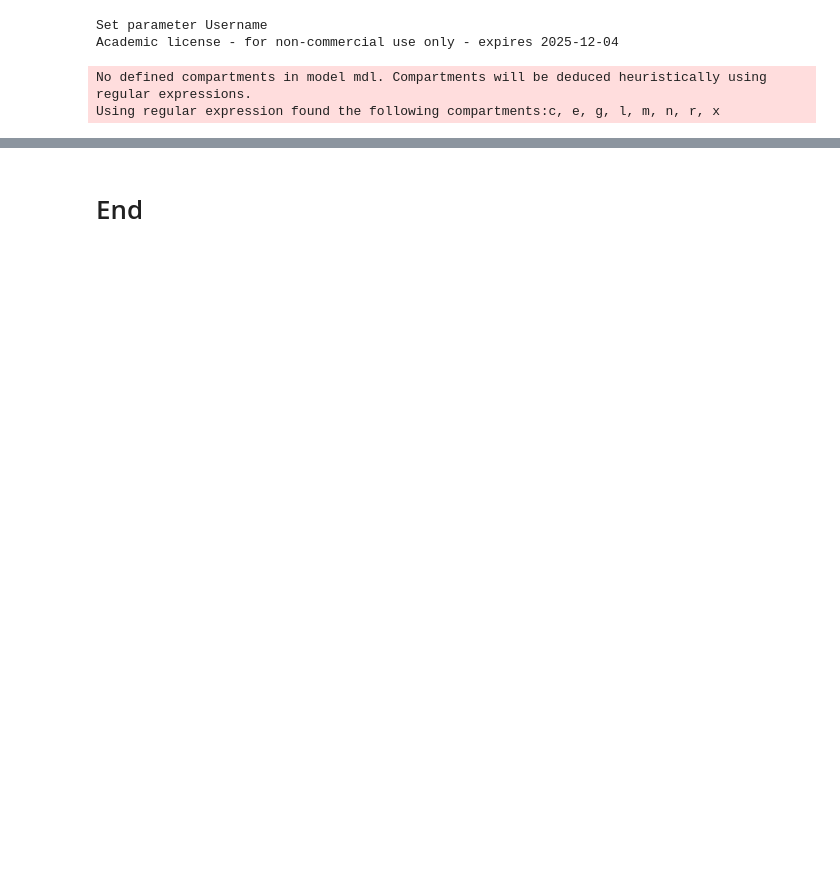
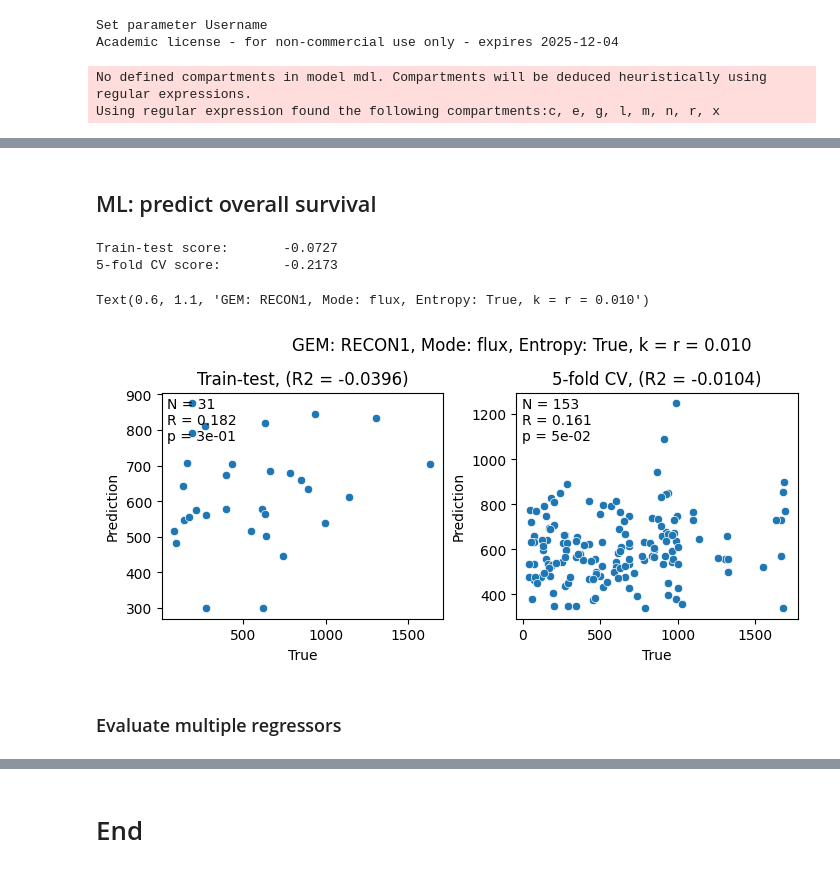
Before and after one commit to chechung/CFRpy, a Jupyter notebook: cfr_test_run.ipynb, the cells around one changed output, grey strips where cells are left out. Drawn from its saved outputs; the diff is of its cells as text; code cells hidden in the pictures; blank space fills up the shorter version.

```diff
--- a/cfr_test_run.ipynb
+++ b/cfr_test_run.ipynb
@@ -375,16 +387,9 @@ Runtimes:
 # %%
-# Import dependencies
-from sklearn.base import clone
-from sklearn.svm import SVC
-from sklearn.ensemble import RandomForestClassifier
-from sklearn.model_selection import cross_val_score, train_test_split, cross_val_predict
-from sklearn.metrics import confusion_matrix, ConfusionMatrixDisplay
-
 # Specify COBRA model
 id = 'recon'
 if 'model' not in locals():
     if id=='recon':
-        fname = 'gems/recon1_fixed.mat'♦
+        fname = 'gems/recon1_fixed.mat'
     elif id=='human':
         fname = 'tmp_gem.mat'
         url = 'https://github.com/SysBioChalmers/Human-GEM/raw/refs/heads/main/model/Human-GEM.mat'
@@ -420,7 +425,13 @@ data = {
 weight = 0.01
 params = (weight, 0.001)
 if ('results' not in locals()) or (len(results)!=data['omics'].shape[1]):
-    results = apply_cfr(model, data['omics'], thresh=(-1, 1), on_params=params, off_params=params)
+    results = apply_cfr(model, data['omics'], thresh=(-2, 2), on_params=params, off_params=params)
+
+# Extract flux profiles
+data['flux'] = get_fluxes(results)
+
+# Process flux data
+data['bin'] = process_flux(model, data['flux'])
 # %% [output]
 Set parameter Username
 Academic license - for non-commercial use only - expires 2025-12-04
@@ -645,0 +598,63 @@ Text(0.5, 1.0, 'SVC (C = 2.3) (N = 153, F1 (R) = 0.488)')
+# %% [markdown]
+## ML: predict overall survival
+# %%
+# Define ML inputs
+from sklearn.metrics import r2_score
+mode = 'flux'
+add_entropy = True
+rem_zero_var = True
+df = data[mode].copy()
+if add_entropy:
+    df.loc['entropy'] = np.log(data['flux'].var())
+if rem_zero_var:
+    idx = df[df.var(axis=1)==0].index
+    df.drop(idx, axis=0, inplace=True)
+X = df.to_numpy().transpose()
+y = data['meta'].filter(like='survival').values.reshape((-1,))
+X_train, X_test, y_train, y_test = train_test_split(
+    X, y, test_size=0.2, random_state=0)
+
+# Evaluate train-test
+from sklearn.ensemble import RandomForestRegressor
+regressor = RandomForestRegressor()
+score = clone(regressor).fit(X_train, y_train).score(X_test, y_test)
+print('Train-test score:\t{:.4f}'.format(score))
+
+# Evaluate 5-fold CV
+scores = cross_val_score(clone(regressor), X, y, cv=5)
+print('5-fold CV score:\t{:.4f}'.format(scores.mean()))
+
+# Instantiate figure
+fig, axs = plt.subplots(nrows=1, ncols=2, figsize=(7, 3), constrained_layout=True)
+
+# Train-test
+ax = axs[0]
+y_pred = clone(regressor).fit(X_train, y_train).predict(X_test)
+r, p = pearsonr(y_test, y_pred)
+sns.scatterplot(x=y_test, y=y_pred, ax=ax)
+ax.set_xlabel('True')
+ax.set_ylabel('Prediction')
+ax.text(0.02, 0.98, 'N = {}\nR = {:.3f}\np = {:.0e}'.format(len(y_pred), r, p),
+        ha='left', va='top', transform=ax.transAxes)
+ax.set_title('Train-test, (R2 = {:.4f})'.format(r2_score(y_test, y_pred)))
+
+# 5-fold CV
+ax = axs[1]
+y_pred = cross_val_predict(clone(regressor), X, y, cv=5)
+r, p = pearsonr(y, y_pred)
+sns.scatterplot(x=y, y=y_pred, ax=ax)
+ax.set_xlabel('True')
+ax.set_ylabel('Prediction')
+ax.text(0.02, 0.98, 'N = {}\nR = {:.3f}\np = {:.0e}'.format(len(y_pred), r, p),
+        ha='left', va='top', transform=ax.transAxes)
+ax.set_title('5-fold CV, (R2 = {:.4f})'.format(r2_score(y, y_pred)))
+
+# Add suptitle
+plt.suptitle('GEM: {}, Mode: {}, Entropy: {}, k = r = {:.3f}'.format(model.id, mode, str(add_entropy), weight), x=0.6, y=1.1)
+# %% [output]
+Train-test score:       -0.0727
+5-fold CV score:        -0.2173
+Text(0.6, 1.1, 'GEM: RECON1, Mode: flux, Entropy: True, k = r = 0.010')
+[figure, added]
+# %% [markdown]
+### Evaluate multiple regressors
```
Also changed, not shown: parts of 15 cells of this notebook, 2 other files.
